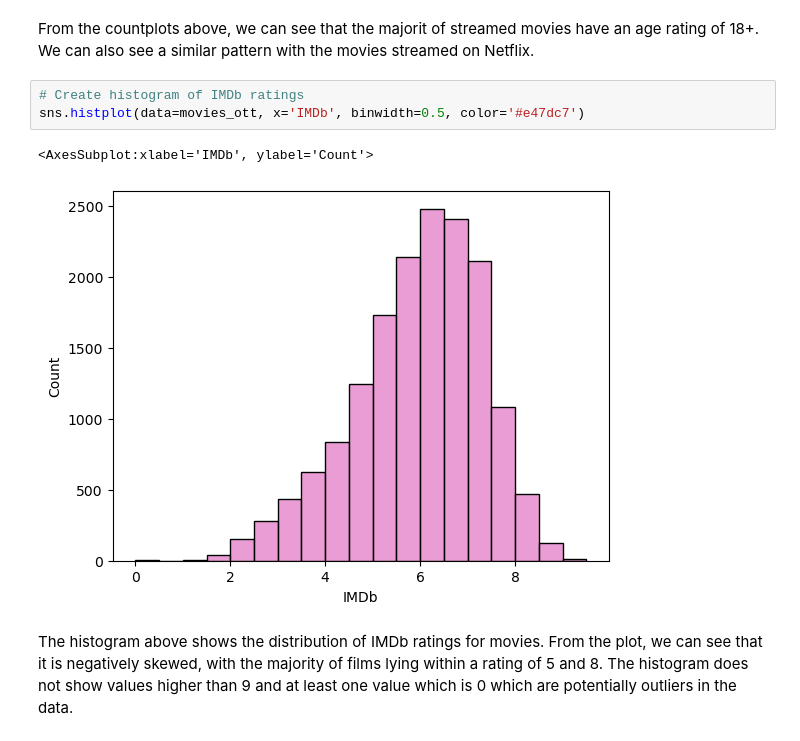
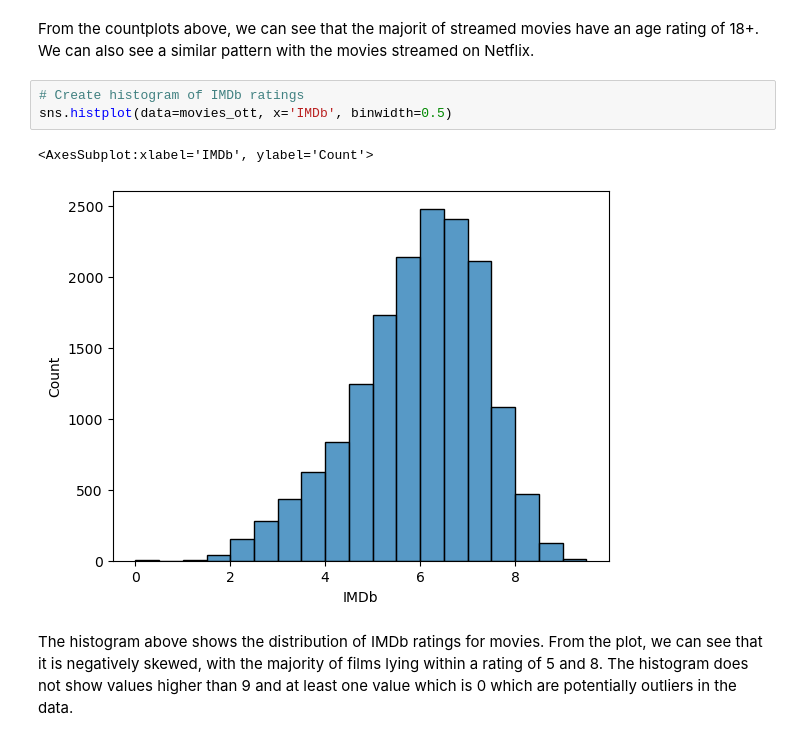
Before and after one commit to AngusRatski/LSE_Practice_Code, a Jupyter notebook: .github/workflows/Movie_Analysis.ipynb, the cells around one changed output. Drawn from its saved outputs; the diff is of its cells as text.

```diff
--- a/.github/workflows/Movie_Analysis.ipynb
+++ b/.github/workflows/Movie_Analysis.ipynb
@@ -97,9 +97,9 @@ sns.countplot(x='Age', data=movies_ott, hue='Netflix')
 From the countplots above, we can see that the majorit of streamed movies have an age rating of 18+. We can also see a similar pattern with the movies streamed on Netflix.
 # %%
 # Create histogram of IMDb ratings
-sns.histplot(data=movies_ott, x='IMDb', binwidth=0.5, color='#e47dc7')
+sns.histplot(data=movies_ott, x='IMDb', binwidth=0.5)
 # %% [output]
 <AxesSubplot:xlabel='IMDb', ylabel='Count'>
-[figure, old version]
+[figure, new version]
 # %% [markdown]
 The histogram above shows the distribution of IMDb ratings for movies. From the plot, we can see that it is negatively skewed, with the majority of films lying within a rating of 5 and 8. The histogram does not show values higher than 9 and at least one value which is 0 which are potentially outliers in the data.
```
Also changed, not shown: parts of 8 cells of this notebook.
